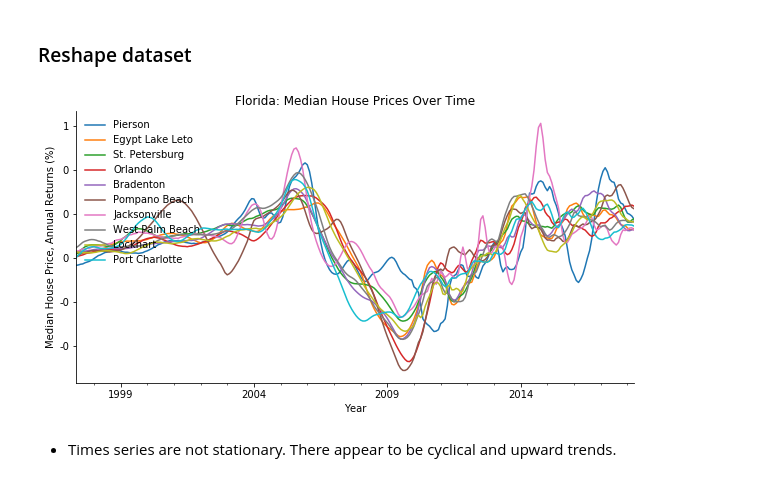
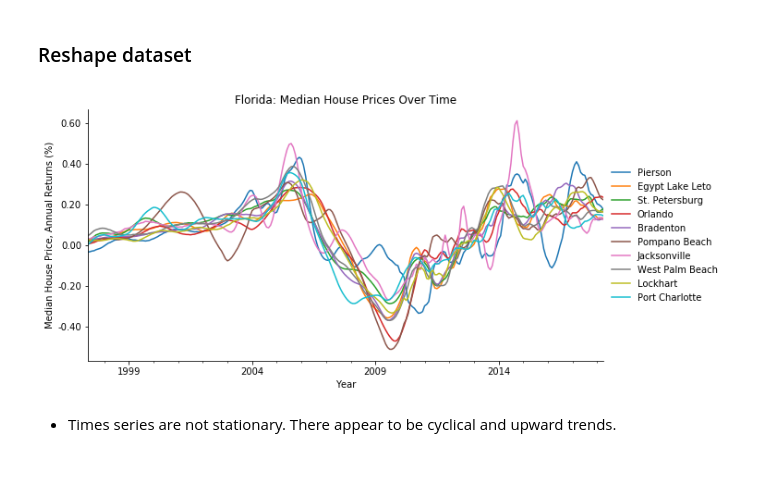
Before and after one commit to magalisolimano/time-series, a Jupyter notebook: notebook.ipynb, the cells around one changed output. Drawn from its saved outputs; the diff is of its cells as text; code cells hidden in the pictures.

```diff
--- a/notebook.ipynb
+++ b/notebook.ipynb
@@ -758,36 +758,36 @@ portcharlotte_ts = portcharlotte_ts_full.pct_change(12).iloc[12:]
 # List of time series dfs
 ts_list = [pierson_ts, egyptlakeleto_ts, stpete_ts, orlando_ts,
            bradenton_ts, pompanobeach_ts, jacksonville_ts,
            westpalmbeach_ts, lockhart_ts, portcharlotte_ts]
 
 # Concat dfs into one df
 ts_df = pd.concat(ts_list, axis=1)
 
 # Rename columns
 names = ['Pierson', 'Egypt Lake Leto', 'St. Petersburg', 'Orlando',
              'Bradenton', 'Pompano Beach', 'Jacksonville', 'West Palm Beach',
             'Lockhart', 'Port Charlotte']
 ts_df.columns = names
 
 # Plot series
 fig, ax = plt.subplots(figsize=(10,5))
 ts_df.plot(ax=ax)
 # Set x and y axis labels
 plt.xlabel('Year')
 plt.ylabel('Median House Price, Annual Returns (%)')
 # Format y-ticks
-ax.yaxis.set_major_formatter(StrMethodFormatter('{x:,.0f}'))
+ax.yaxis.set_major_formatter(StrMethodFormatter('{x:,.2f}'))
 
 # Set title
 plt.title('Florida: Median House Prices Over Time')
 # Format legend
-ax.legend(loc='upper left', frameon=False)
+ax.legend(loc='best', bbox_to_anchor=(1.0, 0.8),frameon=False)
 # Remove borders
 sns.despine()
 
 plt.show()
 # %% [output]
-[figure, old version]
+[figure, new version]
 # %% [markdown]
 - Times series are not stationary. There appear to be cyclical and upward trends.
 # %%
```
Also changed, not shown: parts of 11 cells of this notebook, 1 other file.
